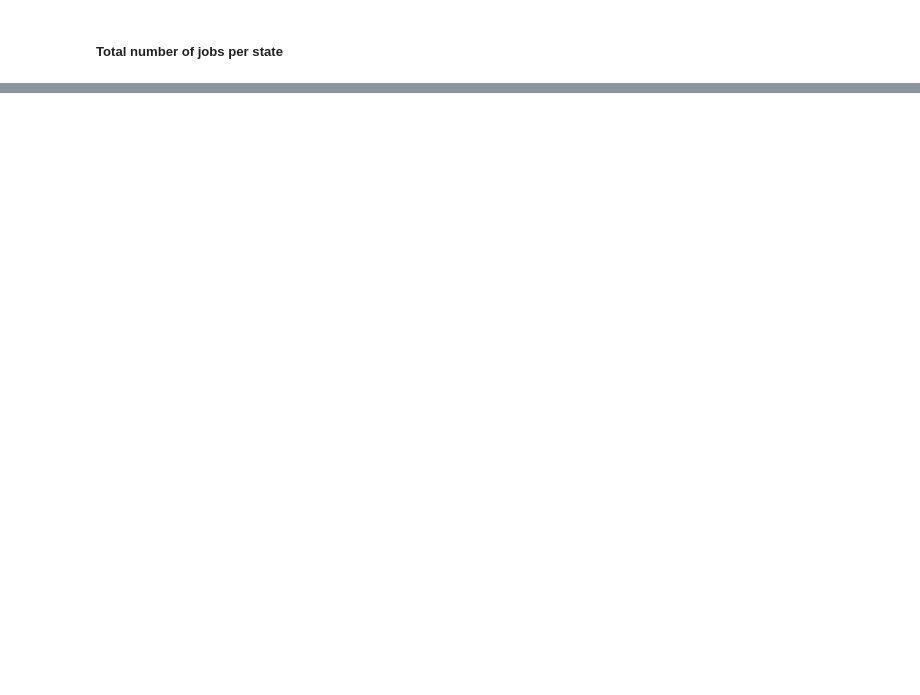
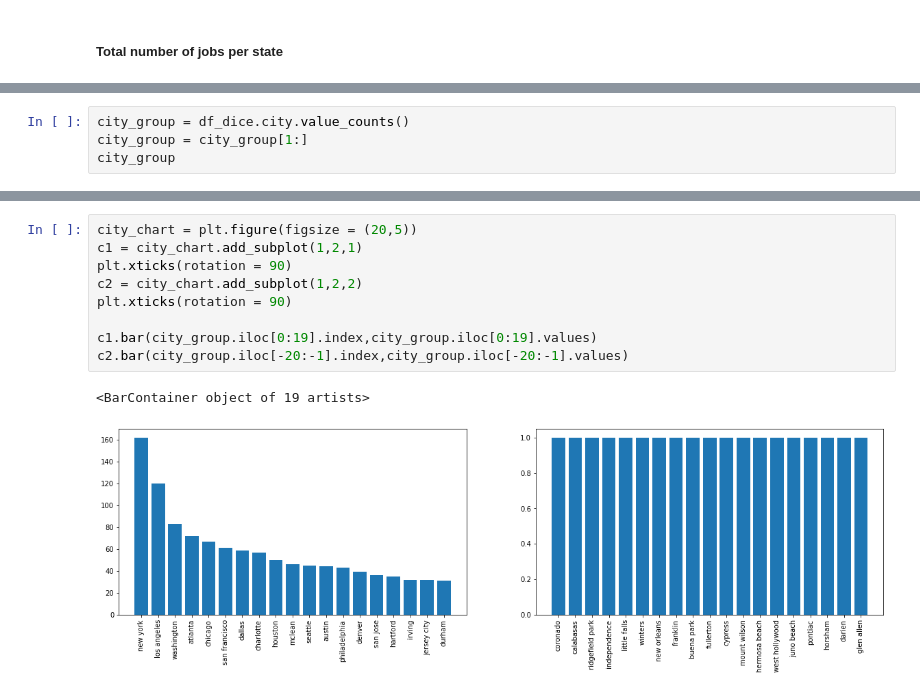
Before and after one commit to ChitraChaudhari/Jobsite-Listings-Capstone, a Jupyter notebook: Dice_EDA.ipynb, the cells around one changed output, grey strips where cells are left out. Cells and saved outputs as stored; diff of their text form; blank space fills up the shorter version.

```diff
--- a/Dice_EDA.ipynb
+++ b/Dice_EDA.ipynb
@@ -409,0 +334,4 @@ Name: company, dtype: int64
+# %%
+city_group = df_dice.city.value_counts()
+city_group = city_group[1:]
+city_group
@@ -409,0 +351,12 @@ Name: company, dtype: int64
+# %%
+city_chart = plt.figure(figsize = (20,5))
+c1 = city_chart.add_subplot(1,2,1)
+plt.xticks(rotation = 90)
+c2 = city_chart.add_subplot(1,2,2)
+plt.xticks(rotation = 90)
+
+c1.bar(city_group.iloc[0:19].index,city_group.iloc[0:19].values)
+c2.bar(city_group.iloc[-20:-1].index,city_group.iloc[-20:-1].values)
+# %% [output]
+<BarContainer object of 19 artists>
+[figure, added]
```
Also changed, not shown: parts of 75 cells of this notebook, 2 other files.
